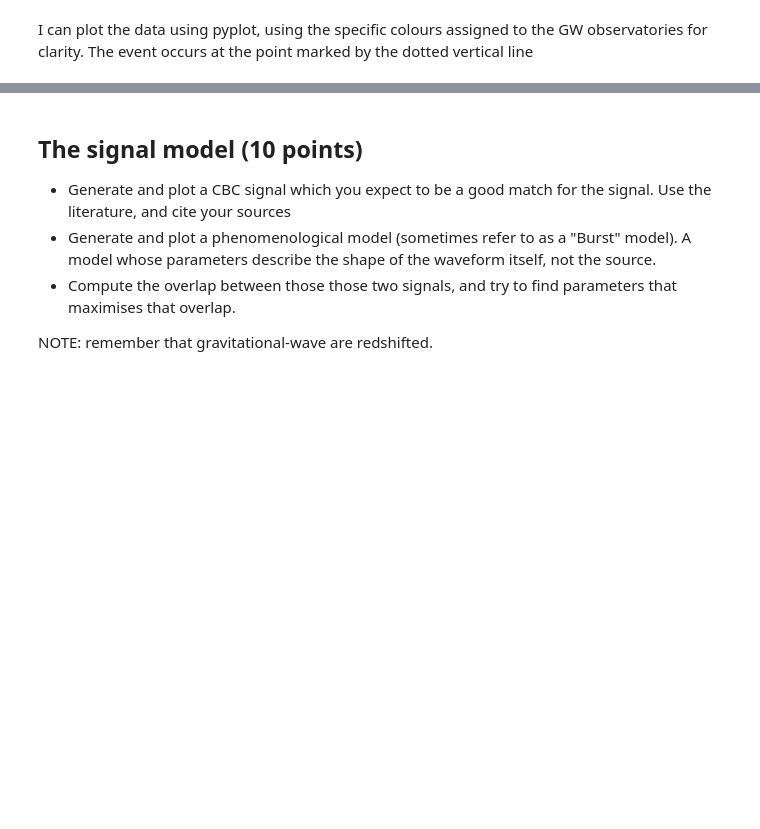
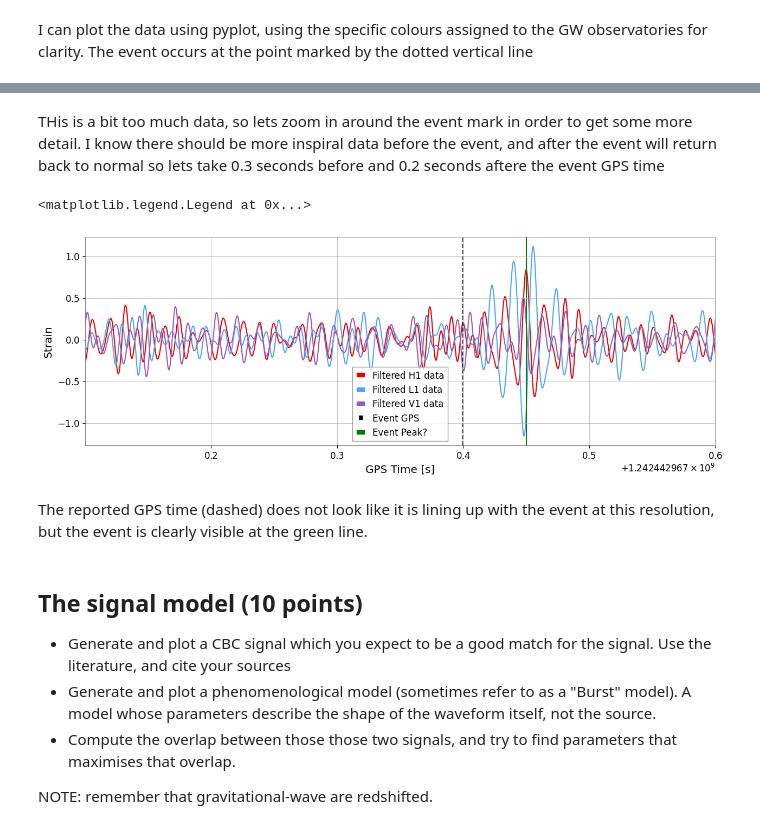
Before and after one commit to Clarke-Jools-36/GWAstro, a Jupyter notebook: final_project.ipynb, the cells around one changed output, grey strips where cells are left out. Cells and saved outputs as stored; diff of their text form; code cells hidden in the pictures; blank space fills up the shorter version.

```diff
--- a/final_project.ipynb
+++ b/final_project.ipynb
@@ -91,3 +118,21 @@ plt.plot()
+# %% [markdown]
+THis is a bit too much data, so lets zoom in around the event mark in order to get some more detail. I know there should be more inspiral data before the event, and after the event will return back to normal so lets take 0.3 seconds before and 0.2 seconds aftere the event GPS time
+# %%
+plt.figure(figsize=(15,5))
+plt.plot(hdata_bp.times,hdata_bp,label='Filtered H1 data', color='gwpy:ligo-hanford')
+plt.plot(ldata_bp.times,ldata_bp,label='Filtered L1 data', color='gwpy:ligo-livingston')
+plt.plot(vdata_bp.times,vdata_bp,label='Filtered V1 data', color='gwpy:virgo')
+plt.axvline(gps, linestyle="--", color='k', label="Event GPS")
+plt.axvline(gps+0.05, linestyle="-", color='green', label="Event Peak?")
+plt.xlabel('GPS Time [s]')
+plt.ylabel('Strain')
+plt.xlim(gps-0.3,gps+0.2)
+plt.legend()
+# %% [output]
+<matplotlib.legend.Legend at 0x...>
+[figure, added]
+# %% [markdown]
+The reported GPS time (dashed) does not look like it is lining up with the event at this resolution, but the event is clearly visible at the green line.
 # %% [markdown]
 ## The signal model (10 points)
 
```
Also changed, not shown: parts of 8 cells of this notebook.
